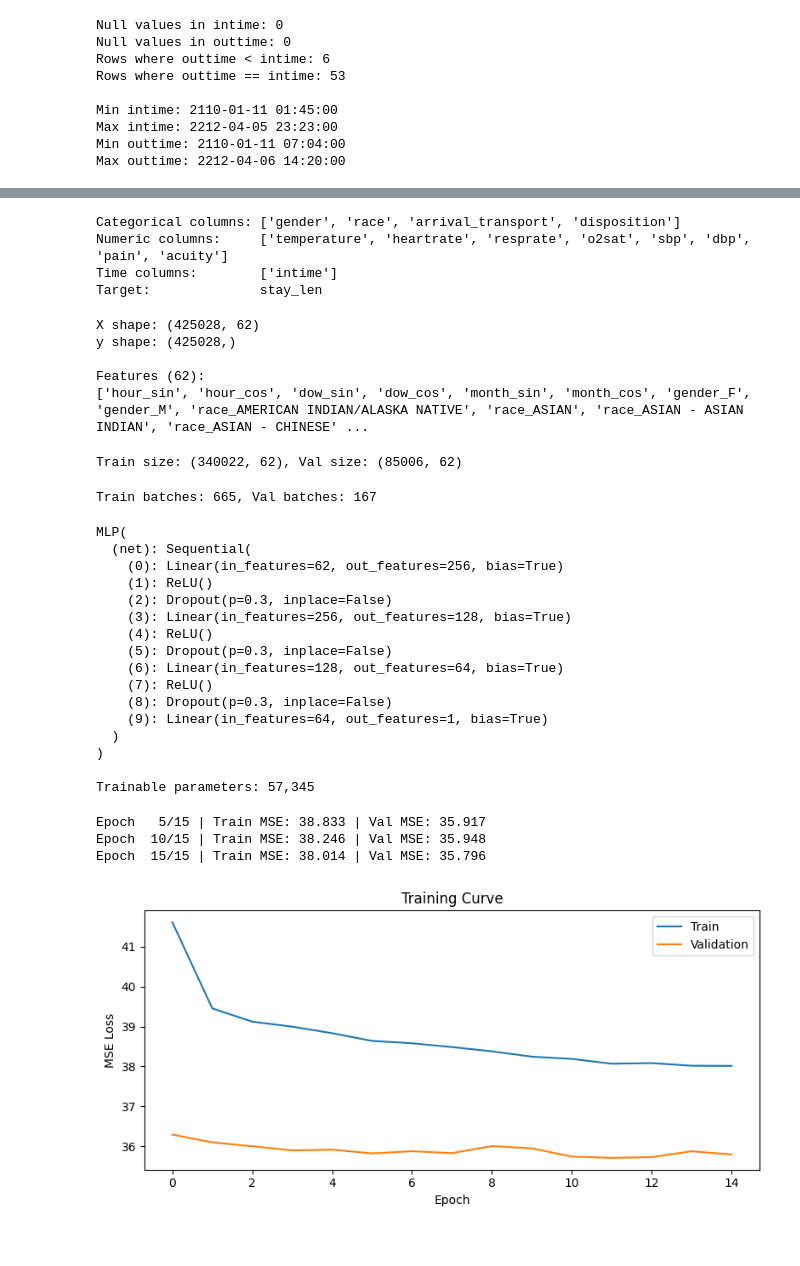
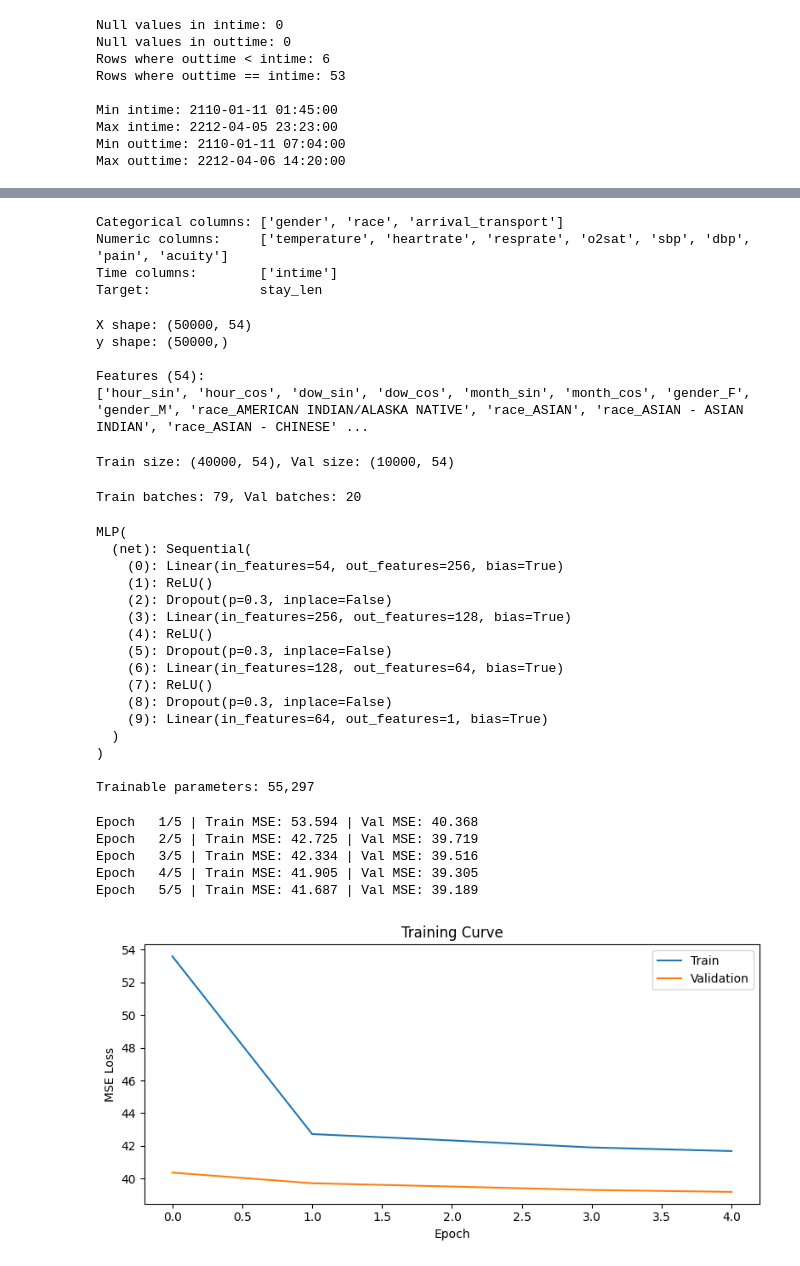
Before and after one commit to alicoppe/deep-learning-imputation, a Jupyter notebook: notebooks/mika/length_of_stay_prediction.ipynb, the cells around one changed output, grey strips where cells are left out. Cells and saved outputs as stored; diff of their text form; code cells hidden in the pictures.

```diff
--- a/notebooks/mika/length_of_stay_prediction.ipynb
+++ b/notebooks/mika/length_of_stay_prediction.ipynb
@@ -134,6 +135,15 @@ print(f"Removed {n_before - n_after} rows with non-positive stay lengths")
 print(f"Remaining rows: {n_after}")
 print(f"\nStay length stats (hours):")
 print(df['stay_len'].describe())
+
+# Drop temporary datetime columns — no longer needed and waste memory
+df.drop(columns=['intime_dt', 'outtime_dt'], inplace=True)
+
+# --- Set N_SAMPLE = None to train on the full dataset ---
+N_SAMPLE = 50_000
+if N_SAMPLE is not None:
+    df = df.sample(n=N_SAMPLE, random_state=42)
+    print(f"\nSubsampled to {N_SAMPLE} rows for fast testing.")
 # %% [output]
 Removed 59 rows with non-positive stay lengths
 Remaining rows: 425028
@@ -151,6 +163,7 @@ Name: stay_len, dtype: float64
 # %%
 id_cols    = ['stay_id', 'subject_id_stay', 'hadm_id', 'subject_id']
-cat_cols   = ['gender', 'race', 'arrival_transport', 'disposition']
+# cat_cols   = ['gender', 'race', 'arrival_transport', 'disposition']
+cat_cols   = ['gender', 'race', 'arrival_transport'] # drop disposition since it leaks the target
 time_cols  = ['intime']   # will be encoded as cyclical features
 target_col = 'stay_len'
 # outtime leaks the target; chiefcomplaint is unstructured free text (excluded)
@@ -160,11 +173,13 @@ print("Numeric columns:    ", NUMERIC_COLS)
 print("Time columns:       ", time_cols)
 print("Target:             ", target_col)
 # %% [output]
-Categorical columns: ['gender', 'race', 'arrival_transport', 'disposition']
+Categorical columns: ['gender', 'race', 'arrival_transport']
 Numeric columns:     ['temperature', 'heartrate', 'resprate', 'o2sat', 'sbp', 'dbp', 'pain', 'acuity']
 Time columns:        ['intime']
 Target:              stay_len
 # %%
+import gc
+
 # --- Cyclical time features from intime ---
 # Encode hour-of-day, day-of-week, and month as sin/cos pairs so the model
 # can understand that 23:00 and 00:00 are close in time.
@@ -192,15 +207,19 @@ numeric_df = df[NUMERIC_COLS].copy().apply(lambda col: col.fillna(col.median()))
 X = pd.concat([time_features, cat_encoded, numeric_df], axis=1)
 y = df[target_col].values
 
+# Free intermediates and the source DataFrame — X and y are all we need going forward
+del time_features, cat_encoded, numeric_df, df
+gc.collect()
+
 print(f"X shape: {X.shape}")
 print(f"y shape: {y.shape}")
 print(f"\nFeatures ({len(X.columns)}):")
 print(list(X.columns))
 # %% [output]
-X shape: (425028, 62)
-y shape: (425028,)
+X shape: (50000, 54)
+y shape: (50000,)
 
-Features (62):
+Features (54):
 ['hour_sin', 'hour_cos', 'dow_sin', 'dow_cos', 'month_sin', 'month_cos', 'gender_F', 'gender_M', 'race_AMERICAN INDIAN/ALASKA NATIVE', 'race_ASIAN', 'race_ASIAN - ASIAN INDIAN', 'race_ASIAN - CHINESE' ...
 # %%
 import torch
@@ -211,8 +230,15 @@ from sklearn.preprocessing import StandardScaler
 
 torch.manual_seed(42)
 
+# Save column names before dropping X (needed for XGBoost feature importance later)
+feature_names = list(X.columns)
+
 X_arr = X.values.astype(np.float32)
 y_arr = y.astype(np.float32)
+
+# X is no longer needed — the numpy array is all we work with from here
+del X
+gc.collect()
 
 X_train, X_val, y_train, y_val = train_test_split(
     X_arr, y_arr, test_size=0.2, random_state=42
@@ -225,7 +251,7 @@ X_val   = scaler.transform(X_val)
 
 print(f"Train size: {X_train.shape}, Val size: {X_val.shape}")
 # %% [output]
-Train size: (340022, 62), Val size: (85006, 62)
+Train size: (40000, 54), Val size: (10000, 54)
 # %%
 class EDDataset(Dataset):
     def __init__(self, X, y):
@@ -246,7 +272,7 @@ val_loader    = DataLoader(val_dataset,   batch_size=BATCH_SIZE, shuffle=False,
 
 print(f"Train batches: {len(train_loader)}, Val batches: {len(val_loader)}")
 # %% [output]
-Train batches: 665, Val batches: 167
+Train batches: 79, Val batches: 20
 # %%
 class MLP(nn.Module):
     def __init__(self, input_dim, hidden_dims, dropout=0.3):
@@ -272,7 +298,7 @@ print(f"\nTrainable parameters: {sum(p.numel() for p in model.parameters() if p.
 # %% [output]
 MLP(
   (net): Sequential(
-    (0): Linear(in_features=62, out_features=256, bias=True)
+    (0): Linear(in_features=54, out_features=256, bias=True)
     (1): ReLU()
     (2): Dropout(p=0.3, inplace=False)
     (3): Linear(in_features=256, out_features=128, bias=True)
@@ -285,47 +311,46 @@ MLP(
   )
 )
 
-Trainable parameters: 57,345
+Trainable parameters: 55,297
 # %%
-EPOCHS = 15
+EPOCHS = 5
 train_losses, val_losses = [], []
 
 for epoch in range(EPOCHS):
     model.train()
     running_loss = 0.0
     for X_batch, y_batch in train_loader:
         optimizer.zero_grad()
         pred = model(X_batch).squeeze()
         loss = criterion(pred, y_batch)
         loss.backward()
         optimizer.step()
         running_loss += loss.item() * len(X_batch)
 
     model.eval()
     with torch.no_grad():
         val_pred_t = model(torch.tensor(X_val, dtype=torch.float32)).squeeze()
         val_loss   = criterion(val_pred_t, torch.tensor(y_val, dtype=torch.float32)).item()
 
     train_losses.append(running_loss / len(train_dataset))
     val_losses.append(val_loss)
-
-    if (epoch + 1) % 5 == 0:
-        print(f"Epoch {epoch+1:3d}/{EPOCHS} | Train MSE: {train_losses[-1]:.3f} | Val MSE: {val_loss:.3f}")
+    print(f"Epoch {epoch+1:3d}/{EPOCHS} | Train MSE: {train_losses[-1]:.3f} | Val MSE: {val_loss:.3f}")
 
 plt.figure(figsize=(8, 4))
 plt.plot(train_losses, label='Train')
 plt.plot(val_losses, label='Validation')
 plt.xlabel('Epoch')
 plt.ylabel('MSE Loss')
 plt.title('Training Curve')
 plt.legend()
 plt.tight_layout()
-plt.show()
 # %% [output]
-Epoch   5/15 | Train MSE: 38.833 | Val MSE: 35.917
-Epoch  10/15 | Train MSE: 38.246 | Val MSE: 35.948
-Epoch  15/15 | Train MSE: 38.014 | Val MSE: 35.796
+Epoch   1/5 | Train MSE: 53.594 | Val MSE: 40.368
+Epoch   2/5 | Train MSE: 42.725 | Val MSE: 39.719
+Epoch   3/5 | Train MSE: 42.334 | Val MSE: 39.516
+Epoch   4/5 | Train MSE: 41.905 | Val MSE: 39.305
+Epoch   5/5 | Train MSE: 41.687 | Val MSE: 39.189
-[figure, old version]
+[figure, new version]
 # %%
 model.eval()
 with torch.no_grad():
```
Also changed, not shown: parts of 5 cells of this notebook.
